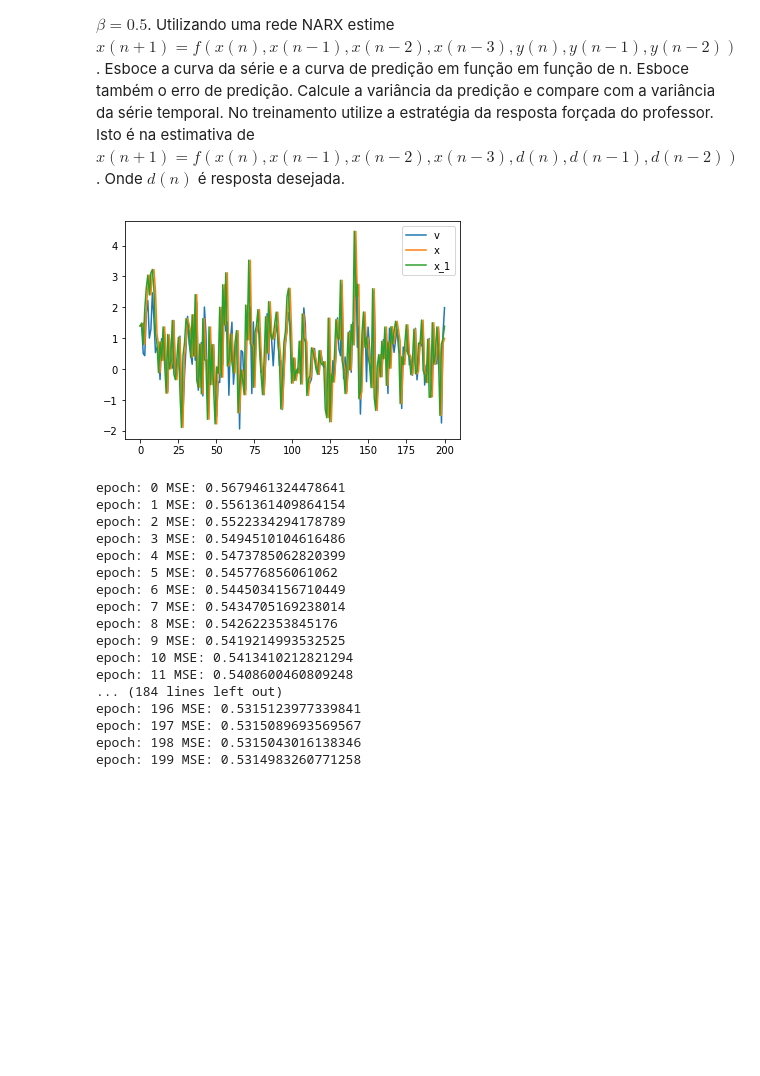
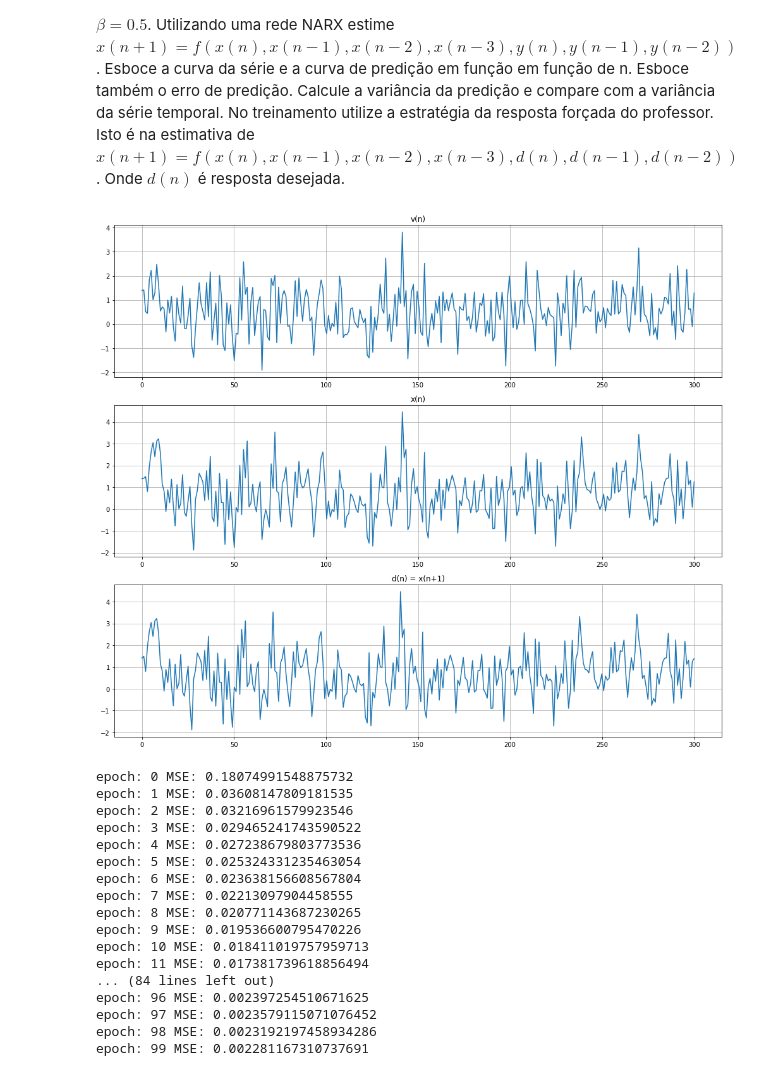
Before and after one commit to angelomarcelino/machine_learning, a Jupyter notebook: q6_NARX.ipynb, the cells around one changed output. Saved outputs shown, nothing was run; the diff lists cells and outputs as text; code cells hidden in the pictures; blank space fills up the shorter version.

```diff
--- a/q6_NARX.ipynb
+++ b/q6_NARX.ipynb
@@ -15,28 +15,41 @@ Considere o problema de predição de uma série temporal definida como $x(n) =
 # %%
 # Definindo v(n)
 np.random.seed(8008135)
 mean = 0.5
 std = 1
-n = 200
+n = 300
 v = np.random.normal(mean, std, size=n)
 
 # Definindo x(n)
 inputs = []
 for i in range(n):
     a = 0 if i-1 < 0 else v[i-1]
     b = 0 if i-2 < 0 else v[i-2]
     inputs.append(v[i] + 0.5*a*b)
 
 inputs_1 = inputs[1:]
 inputs_1.append(inputs[0])
 
+fig = plt.figure(figsize=(14,12))
+
+plt.subplot(3, 1, 1)
 plt.plot(np.linspace(0,n,n), v, label='v')
+plt.title("v(n)")
+plt.grid(True)
+
+plt.subplot(3, 1, 2)
 plt.plot(np.linspace(0,n,n), inputs, label='x')
+plt.grid(True)
+plt.title("x(n)")
+
+plt.subplot(3, 1, 3)
 plt.plot(np.linspace(0,n,n), inputs_1, label='x_1')
-plt.legend()
-plt.show()
+plt.grid(True)
+plt.title("d(n) = x(n+1)")
+plt.tight_layout()
+plt.savefig("functions_narx.png")
 # %% [output]
-[figure, old version]
+[figure, new version]
 # %%
 def plot_results(x, y_true, y_predict):
 
@@ -135,25 +152,26 @@ net.set_test_range(learn_end_point + 1, length - 1)
 net.layers[1].set_activation_type('tanh')
 # %%
 # fit data to model
-net.learn(epochs=200, show_epoch_results=True, random_testing=False)
+net.randomize_network()
+net.learn(epochs=100, show_epoch_results=True, random_testing=False)
 # %% [output]
-epoch: 0 MSE: 0.5679461324478641
-epoch: 1 MSE: 0.5561361409864154
-epoch: 2 MSE: 0.5522334294178789
-epoch: 3 MSE: 0.5494510104616486
-epoch: 4 MSE: 0.5473785062820399
-epoch: 5 MSE: 0.545776856061062
-epoch: 6 MSE: 0.5445034156710449
-epoch: 7 MSE: 0.5434705169238014
-epoch: 8 MSE: 0.542622353845176
-epoch: 9 MSE: 0.5419214993532525
-epoch: 10 MSE: 0.5413410212821294
-epoch: 11 MSE: 0.5408600460809248
-... (184 lines left out)
-epoch: 196 MSE: 0.5315123977339841
-epoch: 197 MSE: 0.5315089693569567
-epoch: 198 MSE: 0.5315043016138346
-epoch: 199 MSE: 0.5314983260771258
+epoch: 0 MSE: 0.18074991548875732
+epoch: 1 MSE: 0.03608147809181535
+epoch: 2 MSE: 0.03216961579923546
+epoch: 3 MSE: 0.029465241743590522
+epoch: 4 MSE: 0.027238679803773536
+epoch: 5 MSE: 0.025324331235463054
+epoch: 6 MSE: 0.023638156608567804
+epoch: 7 MSE: 0.02213097904458555
+epoch: 8 MSE: 0.020771143687230265
+epoch: 9 MSE: 0.019536600795470226
+epoch: 10 MSE: 0.018411019757959713
+epoch: 11 MSE: 0.017381739618856494
+... (84 lines left out)
+epoch: 96 MSE: 0.002397254510671625
+epoch: 97 MSE: 0.0023579115071076452
+epoch: 98 MSE: 0.0023192197458934286
+epoch: 99 MSE: 0.002281167310737691
 # %%
 # define mean squared error
 mse = net.test()
```
Also changed, not shown: parts of 3 cells of this notebook, 4 other files.
